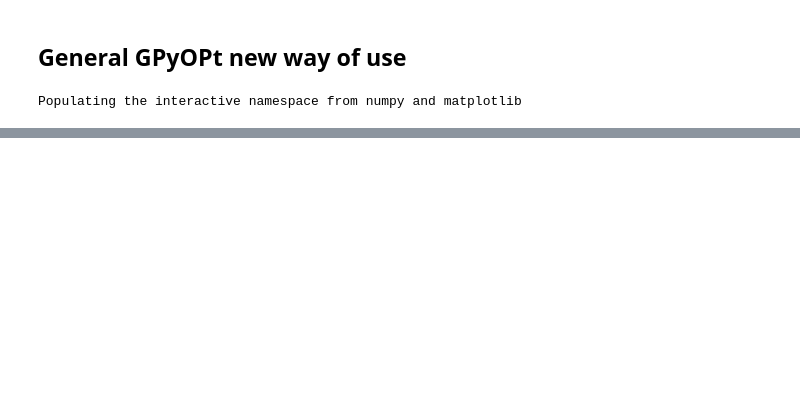
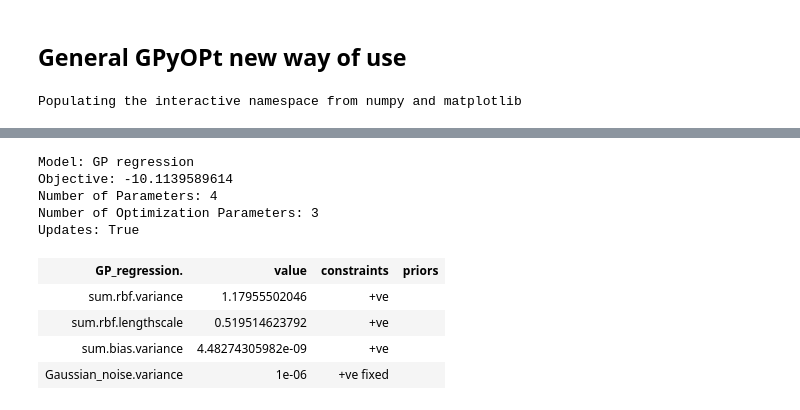
Before and after one commit to SheffieldML/GPyOpt, a Jupyter notebook: manual/general GPyOPt use.ipynb, the cells around one changed output, grey strips where cells are left out. Drawn from its saved outputs; the diff is of its cells as text; code cells hidden in the pictures; blank space fills up the shorter version.

```diff
--- a/manual/general GPyOPt use.ipynb
+++ b/manual/general GPyOPt use.ipynb
@@ -41,2 +63,13 @@ bo.plot_convergence()
 # %%
-bo.
+bo.model.model
+# %% [output]
+Model: GP regression
+Objective: -10.1139589614
+Number of Parameters: 4
+Number of Optimization Parameters: 3
+Updates: True
+| GP_regression. | value | constraints | priors |
+| sum.rbf.variance | 1.17955502046 | +ve |  |
+| sum.rbf.lengthscale | 0.519514623792 | +ve |  |
+| sum.bias.variance | 4.48274305982e-09 | +ve |  |
+| Gaussian_noise.variance | 1e-06 | +ve fixed |  |
```
Also changed, not shown: parts of 17 cells of this notebook, 6 other files.
